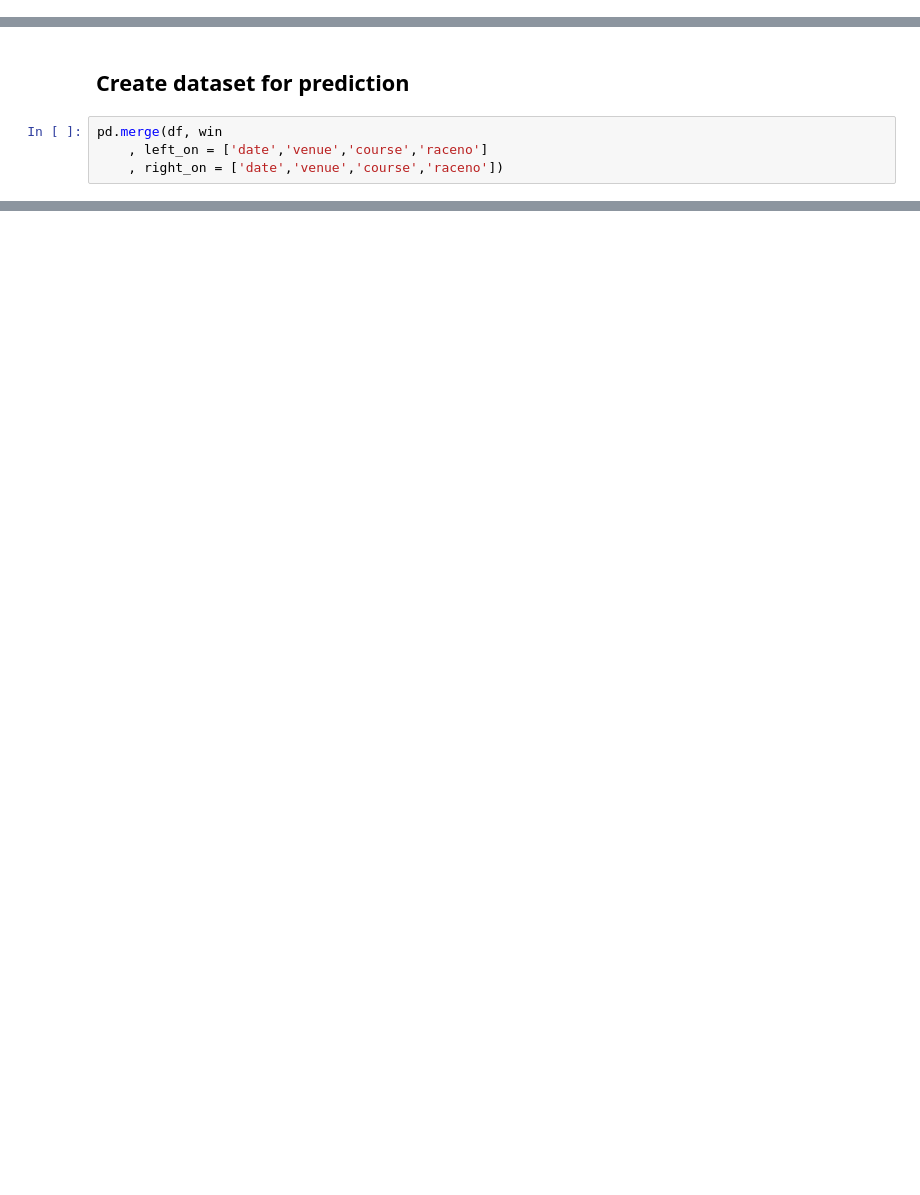
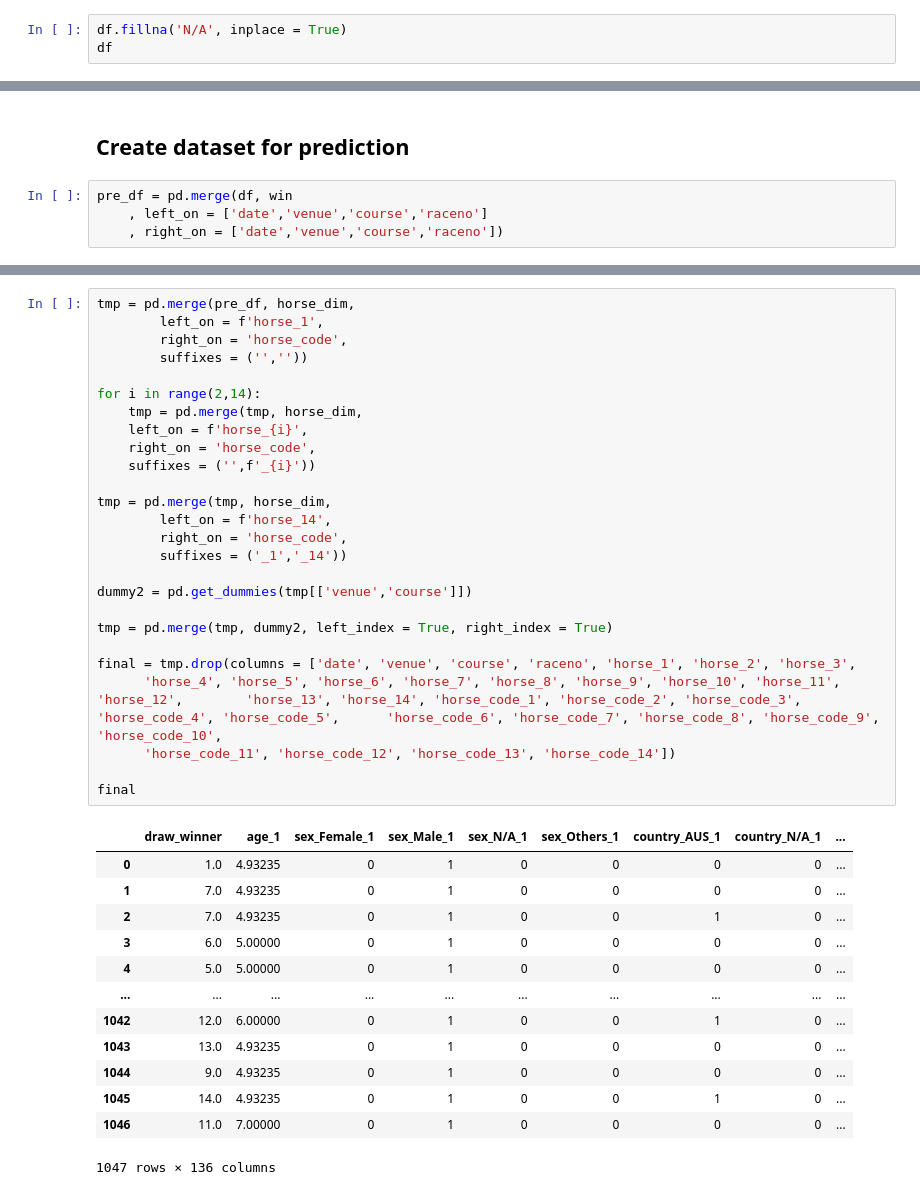
Before and after one commit to ys3250/HKJC, a Jupyter notebook: horse_model_tae.ipynb, the cells around one changed output, grey strips where cells are left out. Cells and saved outputs as stored; diff of their text form; blank space fills up the shorter version.

```diff
--- a/horse_model_tae.ipynb
+++ b/horse_model_tae.ipynb
@@ -169,0 +103,3 @@ df
+# %%
+df.fillna('N/A', inplace = True)
+df
@@ -261,6 +215,6 @@ horse_dim.describe()
 # %% [markdown]
 ## Create dataset for prediction
 # %%
-pd.merge(df, win
+pre_df = pd.merge(df, win
     , left_on = ['date','venue','course','raceno']
     , right_on = ['date','venue','course','raceno'])
@@ -280,0 +221,40 @@ pd.merge(df, win
+# %%
+tmp = pd.merge(pre_df, horse_dim,
+        left_on = f'horse_1',
+        right_on = 'horse_code',
+        suffixes = ('',''))
+
+for i in range(2,14):
+    tmp = pd.merge(tmp, horse_dim,
+    left_on = f'horse_{i}',
+    right_on = 'horse_code',
+    suffixes = ('',f'_{i}'))
+
+tmp = pd.merge(tmp, horse_dim,
+        left_on = f'horse_14',
+        right_on = 'horse_code',
+        suffixes = ('_1','_14'))
+
+dummy2 = pd.get_dummies(tmp[['venue','course']])
+
+tmp = pd.merge(tmp, dummy2, left_index = True, right_index = True)
+
+final = tmp.drop(columns = ['date', 'venue', 'course', 'raceno', 'horse_1', 'horse_2', 'horse_3',
+      'horse_4', 'horse_5', 'horse_6', 'horse_7', 'horse_8', 'horse_9', 'horse_10', 'horse_11', 'horse_12',        'horse_13', 'horse_14', 'horse_code_1', 'horse_code_2', 'horse_code_3', 'horse_code_4', 'horse_code_5',      'horse_code_6', 'horse_code_7', 'horse_code_8', 'horse_code_9', 'horse_code_10',
+      'horse_code_11', 'horse_code_12', 'horse_code_13', 'horse_code_14'])
+
+final
+# %% [output]
+|  | draw_winner | age_1 | sex_Female_1 | sex_Male_1 | sex_N/A_1 | sex_Others_1 | country_AUS_1 | country_N/A_1 | ... |
+| 0 | 1.0 | 4.93235 | 0 | 1 | 0 | 0 | 0 | 0 | ... |
+| 1 | 7.0 | 4.93235 | 0 | 1 | 0 | 0 | 0 | 0 | ... |
+| 2 | 7.0 | 4.93235 | 0 | 1 | 0 | 0 | 1 | 0 | ... |
+| 3 | 6.0 | 5.00000 | 0 | 1 | 0 | 0 | 0 | 0 | ... |
+| 4 | 5.0 | 5.00000 | 0 | 1 | 0 | 0 | 0 | 0 | ... |
+| ... | ... | ... | ... | ... | ... | ... | ... | ... | ... |
+| 1042 | 12.0 | 6.00000 | 0 | 1 | 0 | 0 | 1 | 0 | ... |
+| 1043 | 13.0 | 4.93235 | 0 | 1 | 0 | 0 | 0 | 0 | ... |
+| 1044 | 9.0 | 4.93235 | 0 | 1 | 0 | 0 | 0 | 0 | ... |
+| 1045 | 14.0 | 4.93235 | 0 | 1 | 0 | 0 | 1 | 0 | ... |
+| 1046 | 11.0 | 7.00000 | 0 | 1 | 0 | 0 | 0 | 0 | ... |
+1047 rows × 136 columns
```
Also changed, not shown: parts of 19 cells of this notebook, 1 other file.
